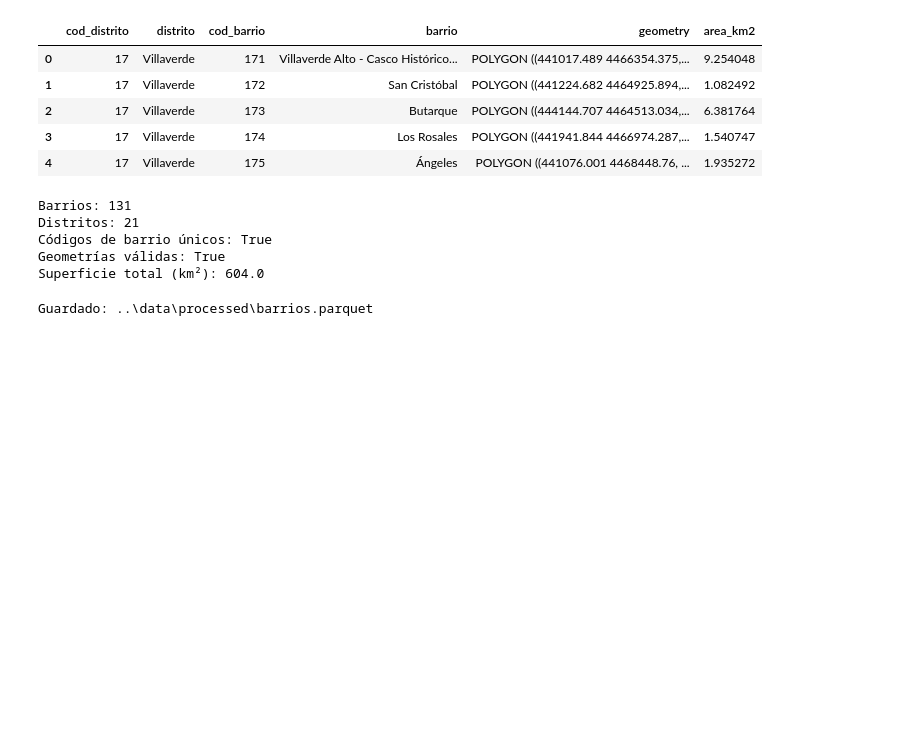
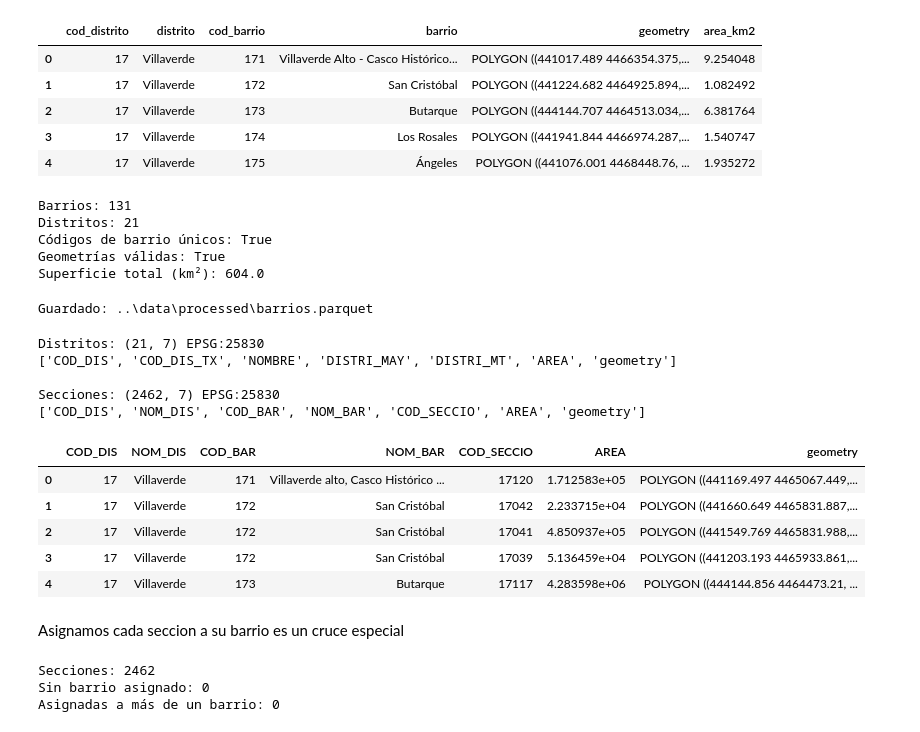
Before and after one commit to pzueco/donde-vivir-madrid, a Jupyter notebook: notebooks/01_barrios.ipynb, the cells around one changed output. Cells and saved outputs as stored; diff of their text form; code cells hidden in the pictures; blank space fills up the shorter version.

```diff
--- a/notebooks/01_barrios.ipynb
+++ b/notebooks/01_barrios.ipynb
@@ -83,3 +83,50 @@ barrios_limpio.to_parquet(PROCESSED / "barrios.parquet")
 print("Guardado:", PROCESSED / "barrios.parquet")
 # %% [output]
 Guardado: ..\data\processed\barrios.parquet
+# %%
+zip_distritos = [f for f in RAW.glob("*.zip") if "istrit" in f.name][0]
+zip_secciones = [f for f in RAW.glob("*.zip") if "ecci" in f.name][0]
+
+distritos = gpd.read_file(f"zip://{zip_distritos}")
+secciones = gpd.read_file(f"zip://{zip_secciones}")
+
+print("Distritos:", distritos.shape, distritos.crs)
+print(distritos.columns.tolist())
+print()
+print("Secciones:", secciones.shape, secciones.crs)
+print(secciones.columns.tolist())
+secciones.head()
+# %% [output]
+Distritos: (21, 7) EPSG:25830
+['COD_DIS', 'COD_DIS_TX', 'NOMBRE', 'DISTRI_MAY', 'DISTRI_MT', 'AREA', 'geometry']
+
+Secciones: (2462, 7) EPSG:25830
+['COD_DIS', 'NOM_DIS', 'COD_BAR', 'NOM_BAR', 'COD_SECCIO', 'AREA', 'geometry']
+|  | COD_DIS | NOM_DIS | COD_BAR | NOM_BAR | COD_SECCIO | AREA | geometry |
+| 0 | 17 | Villaverde | 171 | Villaverde alto, Casco Histórico ... | 17120 | 1.712583e+05 | POLYGON ((441169.497 4465067.449,... |
+| 1 | 17 | Villaverde | 172 | San Cristóbal | 17042 | 2.233715e+04 | POLYGON ((441660.649 4465831.887,... |
+| 2 | 17 | Villaverde | 172 | San Cristóbal | 17041 | 4.850937e+05 | POLYGON ((441549.769 4465831.988,... |
+| 3 | 17 | Villaverde | 172 | San Cristóbal | 17039 | 5.136459e+04 | POLYGON ((441203.193 4465933.861,... |
+| 4 | 17 | Villaverde | 173 | Butarque | 17117 | 4.283598e+06 | POLYGON ((444144.856 4464473.21, ... |
+# %% [markdown]
+Asignamos cada seccion a  su barrio es un cruce especial
+# %%
+secciones = secciones.to_crs(barrios_limpio.crs)
+
+puntos = secciones.copy()
+puntos["geometry"] = secciones.representative_point()
+
+cruce = gpd.sjoin(
+    puntos,
+    barrios_limpio[["cod_barrio", "barrio", "cod_distrito", "distrito", "geometry"]],
+    how="left",
+    predicate="within",
+)
+
+print("Secciones:", len(secciones))
+print("Sin barrio asignado:", cruce["cod_barrio"].isna().sum())   # debería ser 0
+print("Asignadas a más de un barrio:", cruce.index.duplicated().sum())  # debería ser 0
+# %% [output]
+Secciones: 2462
+Sin barrio asignado: 0
+Asignadas a más de un barrio: 0
```
Also changed, not shown: parts of 2 cells of this notebook.
